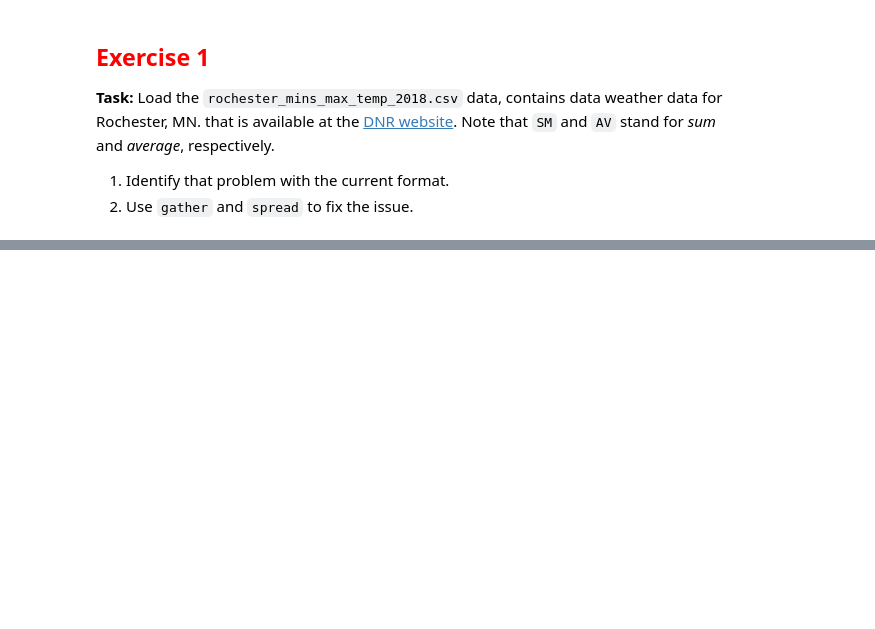
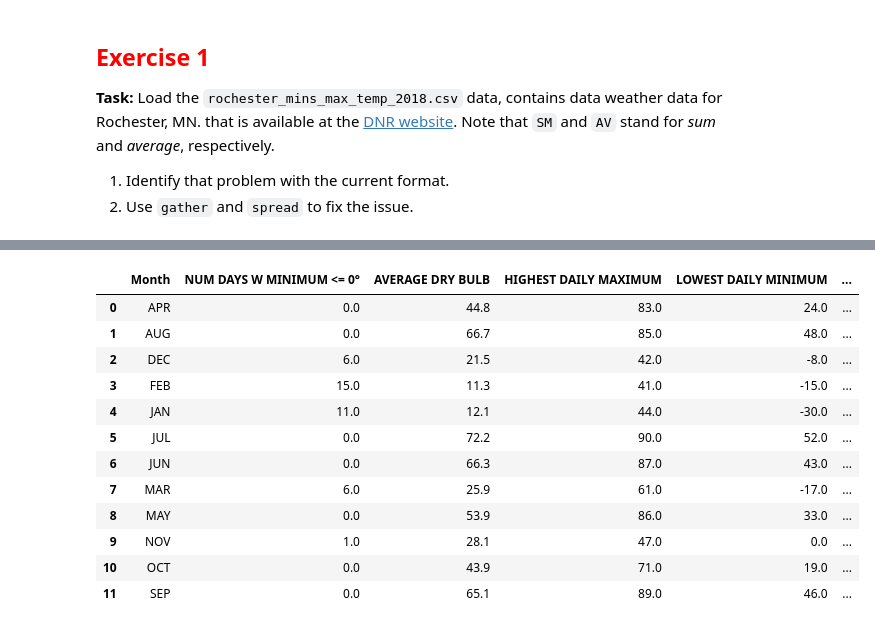
Before and after one commit to brycebanton/joining_tables_and_aggregations, a Jupyter notebook: 6_3_stack_unstack_and_the_golden_rule.ipynb, the cells around one changed output, grey strips where cells are left out. Saved outputs shown, nothing was run; the diff lists cells and outputs as text; code cells hidden in the pictures; blank space fills up the shorter version.

```diff
--- a/6_3_stack_unstack_and_the_golden_rule.ipynb
+++ b/6_3_stack_unstack_and_the_golden_rule.ipynb
@@ -159,0 +164,4 @@ temps.head()
+# %%
+temps_gathered = (temps
+ >> gather('Month','Temps',columns_from('JAN')))
+temps_gathered
@@ -159,0 +182,18 @@ temps.head()
+# %%
+(temps_gathered
+ >> spread(X.ELEMENT,X.Temps)
+)
+# %% [output]
+|  | Month | NUM DAYS W MINIMUM <= 0° | AVERAGE DRY BULB | HIGHEST DAILY MAXIMUM | LOWEST DAILY MINIMUM | ... |
+| 0 | APR | 0.0 | 44.8 | 83.0 | 24.0 | ... |
+| 1 | AUG | 0.0 | 66.7 | 85.0 | 48.0 | ... |
+| 2 | DEC | 6.0 | 21.5 | 42.0 | -8.0 | ... |
+| 3 | FEB | 15.0 | 11.3 | 41.0 | -15.0 | ... |
+| 4 | JAN | 11.0 | 12.1 | 44.0 | -30.0 | ... |
+| 5 | JUL | 0.0 | 72.2 | 90.0 | 52.0 | ... |
+| 6 | JUN | 0.0 | 66.3 | 87.0 | 43.0 | ... |
+| 7 | MAR | 6.0 | 25.9 | 61.0 | -17.0 | ... |
+| 8 | MAY | 0.0 | 53.9 | 86.0 | 33.0 | ... |
+| 9 | NOV | 1.0 | 28.1 | 47.0 | 0.0 | ... |
+| 10 | OCT | 0.0 | 43.9 | 71.0 | 19.0 | ... |
+| 11 | SEP | 0.0 | 65.1 | 89.0 | 46.0 | ... |
```
Also changed, not shown: parts of 5 cells of this notebook, 4 other files.
